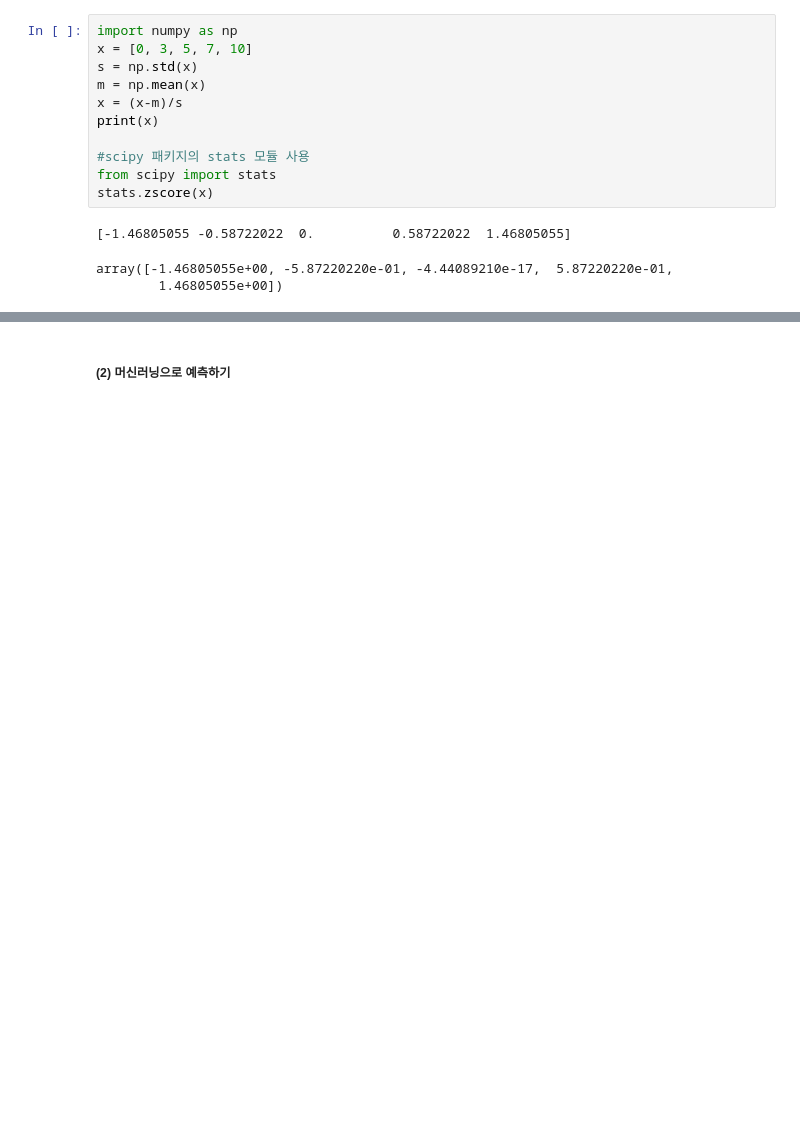
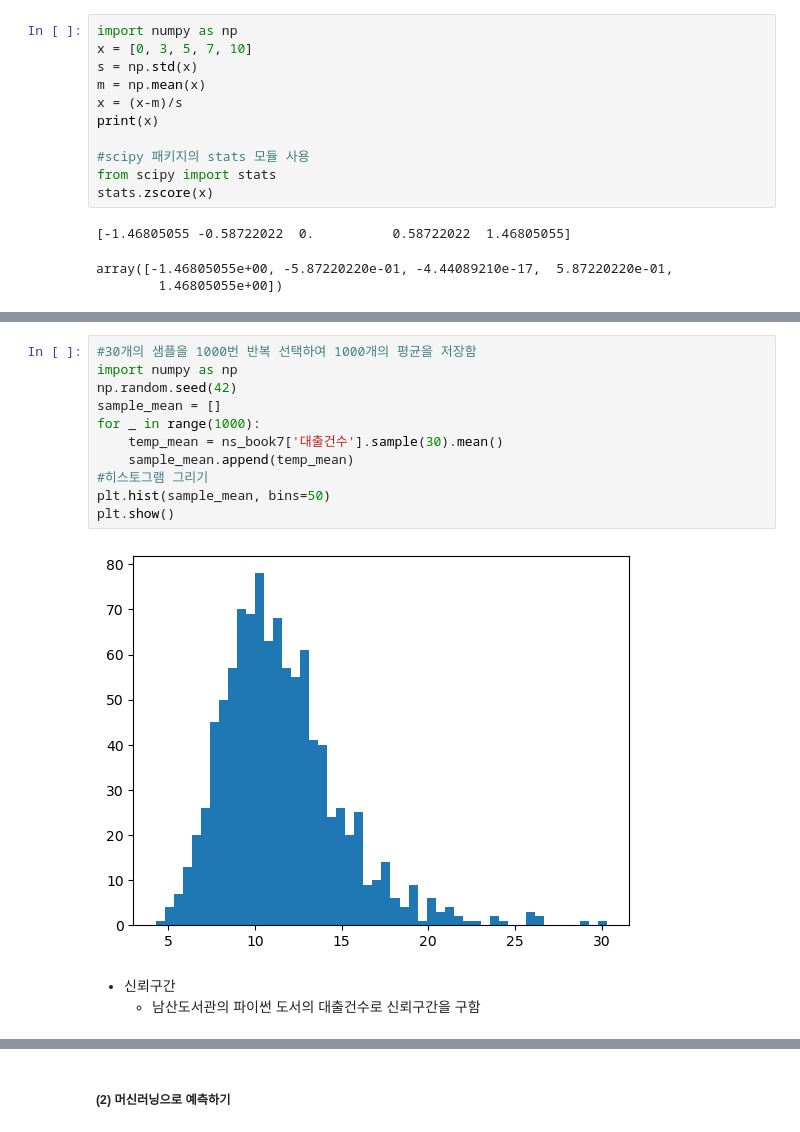
Before and after one commit to yccho1004/pythonBasic, a Jupyter notebook: HonGong-DataAnalysis_py/basics_DA.ipynb, the cells around one changed output, grey strips where cells are left out. Cells and saved outputs as stored; diff of their text form; blank space fills up the shorter version.

```diff
--- a/HonGong-DataAnalysis_py/basics_DA.ipynb
+++ b/HonGong-DataAnalysis_py/basics_DA.ipynb
@@ -1393,0 +1424,16 @@ array([-1.46805055e+00, -5.87220220e-01, -4.44089210e-17,  5.87220220e-01,
+# %%
+#30개의 샘플을 1000번 반복 선택하여 1000개의 평균을 저장함
+import numpy as np
+np.random.seed(42)
+sample_mean = []
+for _ in range(1000):
+    temp_mean = ns_book7['대출건수'].sample(30).mean()
+    sample_mean.append(temp_mean)
+#히스토그램 그리기
+plt.hist(sample_mean, bins=50)
+plt.show()
+# %% [output]
+[figure, added]
+# %% [markdown]
+* 신뢰구간
+   - 남산도서관의 파이썬 도서의 대출건수로 신뢰구간을 구함
```
Also changed, not shown: parts of 8 cells of this notebook.
